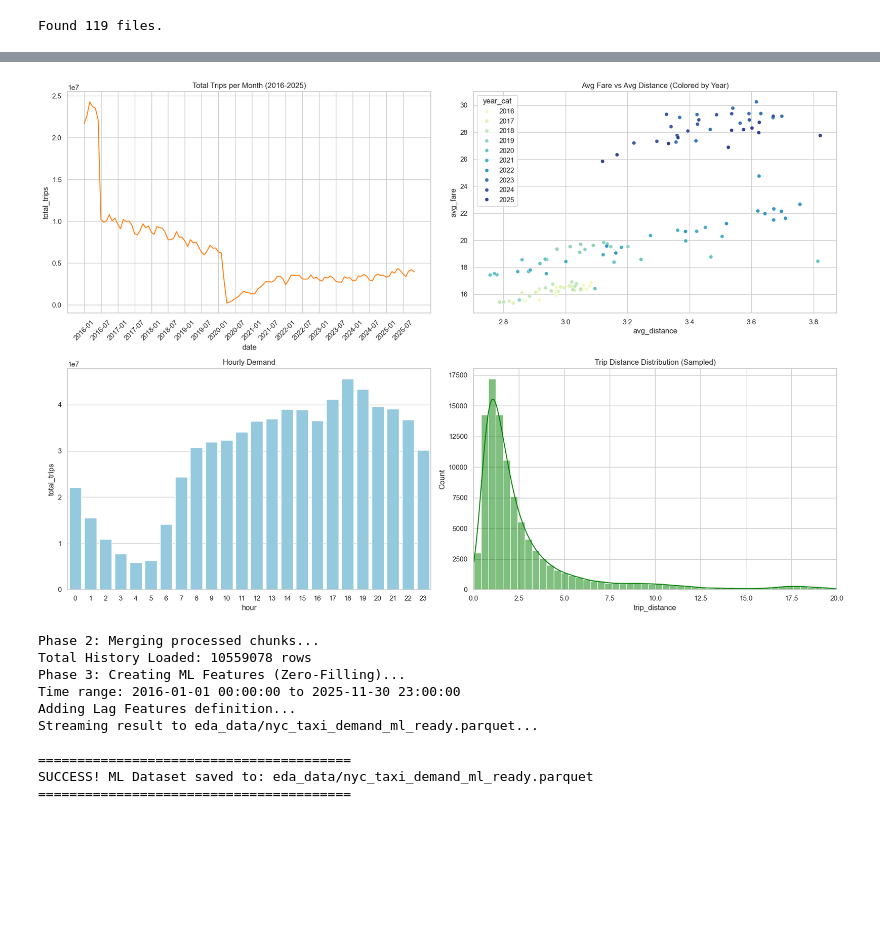
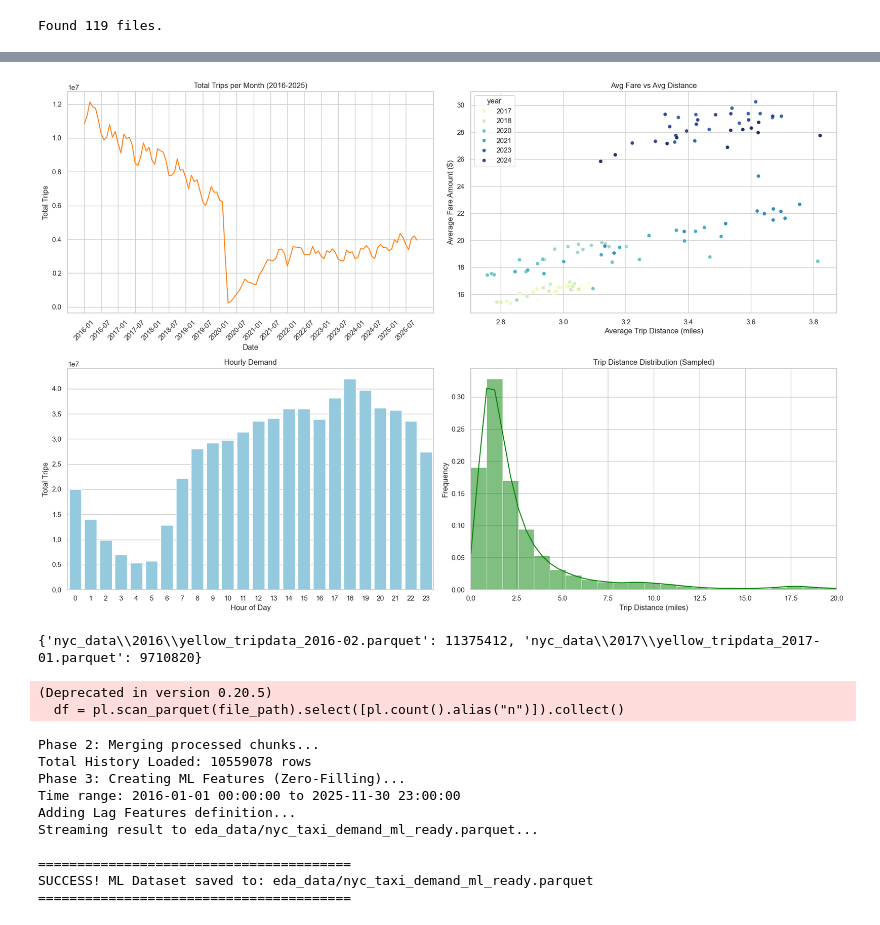
Before and after one commit to Zhanqiu-Guo/NYC-Yellow-Cab, a Jupyter notebook: EDA.ipynb, the cells around one changed output, grey strips where cells are left out. Saved outputs shown, nothing was run; the diff lists cells and outputs as text; code cells hidden in the pictures; blank space fills up the shorter version.

```diff
--- a/EDA.ipynb
+++ b/EDA.ipynb
@@ -81,6 +470,9 @@ for i, file_path in enumerate(all_files):
             gc.collect()
 
         # --- D. Aggregations for Trends ---
+        match = re.search(r'(\d{4})-(\d{2})', file_path)
+        file_year = int(match.group(1))
+        file_month = int(match.group(2))
 
         # 1. Monthly Partial Stats
         monthly_batch = (
@@ -90,7 +482,10 @@ for i, file_path in enumerate(all_files):
                 pl.col("total_amount").sum().alias("sum_fare"),
                 pl.col("trip_distance").sum().alias("sum_distance")
             ])
-            .collect()
+            .with_columns([
+                pl.lit(file_year).alias("year"),
+                pl.lit(file_month).alias("month")
+            ]).collect()
         )
         monthly_accum.append(monthly_batch)
 
@@ -116,6 +529,9 @@ for i, file_path in enumerate(all_files):
 # 3. MERGE RESULTS
 if monthly_accum:
     df_monthly_total = pl.concat(monthly_accum)
+    df_debug = pl.concat(monthly_accum)
+    print(df_debug.filter(pl.col("year")==2016).sort("month"))
+
 
     final_monthly = (
         df_monthly_total
@@ -161,6 +614,8 @@ axes[0, 0].set_title("Total Trips per Month (2016-2025)")
 ticks = axes[0, 0].get_xticks()
 axes[0, 0].set_xticks(ticks[::6]) # Reduce labels
 axes[0, 0].tick_params(axis='x', rotation=45)
+axes[0, 0].set_xlabel("Date")
+axes[0, 0].set_ylabel("Total Trips")
 
 # Plot 2: Economics
 # Create a string version of year so Seaborn treats it as a category
@@ -170,39 +625,65 @@ pdf_monthly['year_cat'] = pdf_monthly['year'].astype(str)
 pdf_monthly = pdf_monthly.sort_values('year')
 
 # PLOT 2: Economics
 # Change 'hue' to the new string column
 # Change 'palette' to 'tab10' or 'deep' (distinct colors instead of a gradient)
 sns.scatterplot(
     data=pdf_monthly,
     x='avg_distance',
     y='avg_fare',
     palette='YlGnBu',
-    hue='year_cat',       # <--- USE CATEGORICAL YEAR
+    hue='year',       # <--- USE CATEGORICAL YEAR
     alpha=0.9,            # <--- Make dots slightly transparent
     ax=axes[0, 1]
 )
-axes[0, 1].set_title("Avg Fare vs Avg Distance (Colored by Year)")
+axes[0, 1].set_xlabel("Average Trip Distance (miles)")
+axes[0, 1].set_ylabel("Average Fare Amount ($)")
+axes[0, 1].set_title("Avg Fare vs Avg Distance")
 
 # Plot 3: Hourly
 sns.barplot(data=pdf_hourly, x='hour', y='total_trips', ax=axes[1, 0], color='skyblue')
 axes[1, 0].set_title("Hourly Demand")
+axes[1, 0].set_xlabel("Hour of Day")
+axes[1, 0].set_ylabel("Total Trips")
 
 # Plot 4: Distribution
 if sample_df is not None and not sample_df.empty:
-    sns.histplot(data=sample_df, x='trip_distance', bins=50, kde=True, ax=axes[1, 1], color='green')
+    sns.histplot(
+        data=sample_df,
+        x='trip_distance',
+        bins=100,                 # smaller bins (was 25)
+        kde=True,
+        stat="count",             # keep raw counts
+        weights=np.ones(len(sample_df)) / 100000,  # scale counts
+        ax=axes[1, 1],
+        color='green'
+    )
     axes[1, 1].set_title("Trip Distance Distribution (Sampled)")
     axes[1, 1].set_xlim(0, 20)
-else:
-    axes[1, 1].text(0.5, 0.5, "No Data for Histogram", ha='center')
 
+axes[1, 1].set_xlabel("Trip Distance (miles)")
+axes[1, 1].set_ylabel("Frequency")
 plt.tight_layout()
 plt.show()
 
 # Save Data
 pdf_monthly.to_csv("eda_data/nyc_taxi_monthly_summary.csv", index=False)
 pdf_hourly.to_csv("eda_data/nyc_taxi_hourly_summary.csv", index=False)
 # %% [output]
-[figure, old version]
+[figure, new version]
+# %%
+# 只针对 2016-01 和 2017-01 这两个文件
+counts = {}
+for file_path in all_files:
+    if "2016-02" in file_path or "2017-01" in file_path:
+        df = pl.scan_parquet(file_path).select([pl.count().alias("n")]).collect()
+        counts[file_path] = df["n"][0]
+
+print(counts)
+# %% [output]
+{'nyc_data\\2016\\yellow_tripdata_2016-02.parquet': 11375412, 'nyc_data\\2017\\yellow_tripdata_2017-01.parquet': 9710820}
+(Deprecated in version 0.20.5)
+  df = pl.scan_parquet(file_path).select([pl.count().alias("n")]).collect()
 # %%
 import polars as pl
 import glob
```
Also changed, not shown: parts of 12 cells of this notebook, 12 other files.
